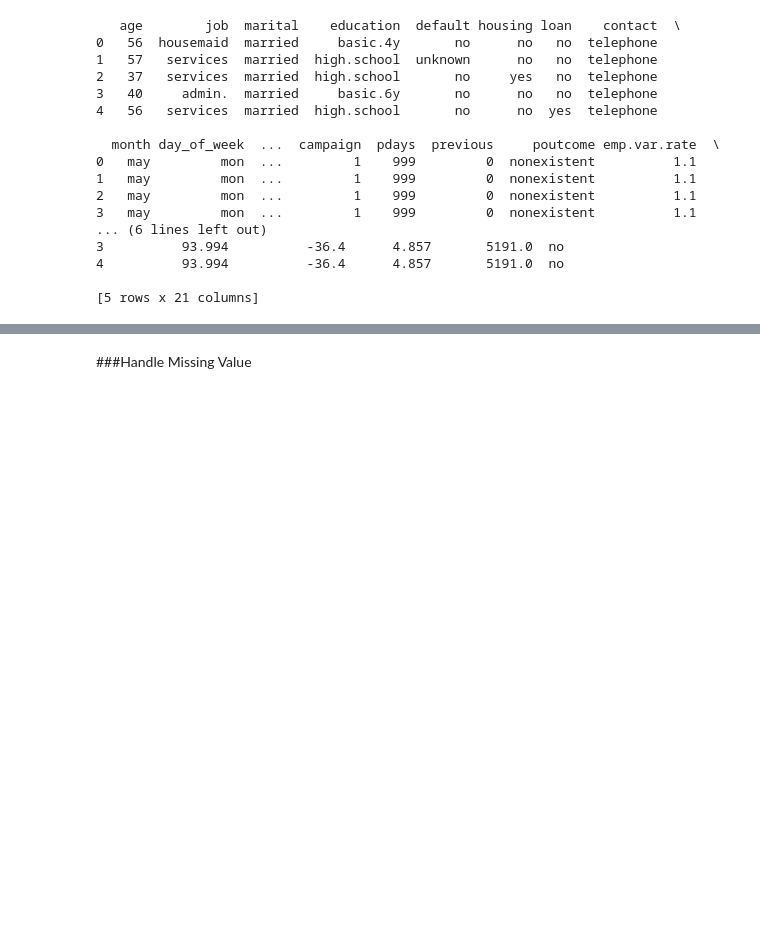
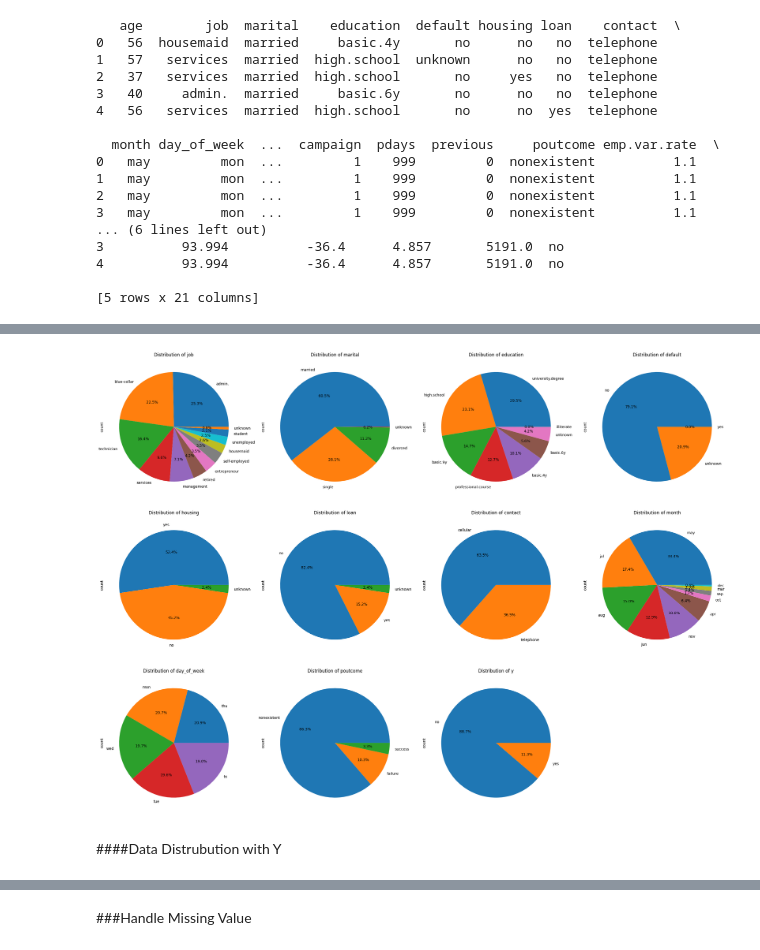
Before and after one commit to AsminiKOD/ClientPredicting, a Jupyter notebook: DataPreprocessing.ipynb, the cells around one changed output, grey strips where cells are left out. Cells and saved outputs as stored; diff of their text form; code cells hidden in the pictures; blank space fills up the shorter version.

```diff
--- a/DataPreprocessing.ipynb
+++ b/DataPreprocessing.ipynb
@@ -40,0 +141,33 @@ files.download('bank.csv')
+# %%
+def visualize_categorical_distribution(csv_file):
+    df = pd.read_csv(csv_file)
+    categorical_cols = df.select_dtypes(include=['object', 'category']).columns
+
+    if len(categorical_cols) == 0:
+        print("No categorical columns found.")
+        return
+
+    # Set the maximum number of plots per row
+    max_plots_per_row = 4
+    num_rows = int(np.ceil(len(categorical_cols) / max_plots_per_row))
+
+    fig, axes = plt.subplots(num_rows, max_plots_per_row, figsize=(6 * max_plots_per_row, 6 * num_rows))
+    axes = axes.flatten()
+
+    for i, col in enumerate(categorical_cols):
+        df[col].value_counts().plot(kind='pie', autopct='%1.1f%%', ax=axes[i], legend=False)
+        axes[i].set_title(f"Distribution of {col}")
+
+    # Turn off axes for unused subplots
+    for j in range(i + 1, len(axes)):
+        axes[j].axis('off')
+
+    plt.tight_layout()
+    plt.show()
+
+csv_file = 'bank.csv'
+visualize_categorical_distribution(csv_file)
+# %% [output]
+[figure, added]
+# %% [markdown]
+####Data Distrubution with Y
```
Also changed, not shown: parts of 27 cells of this notebook.
